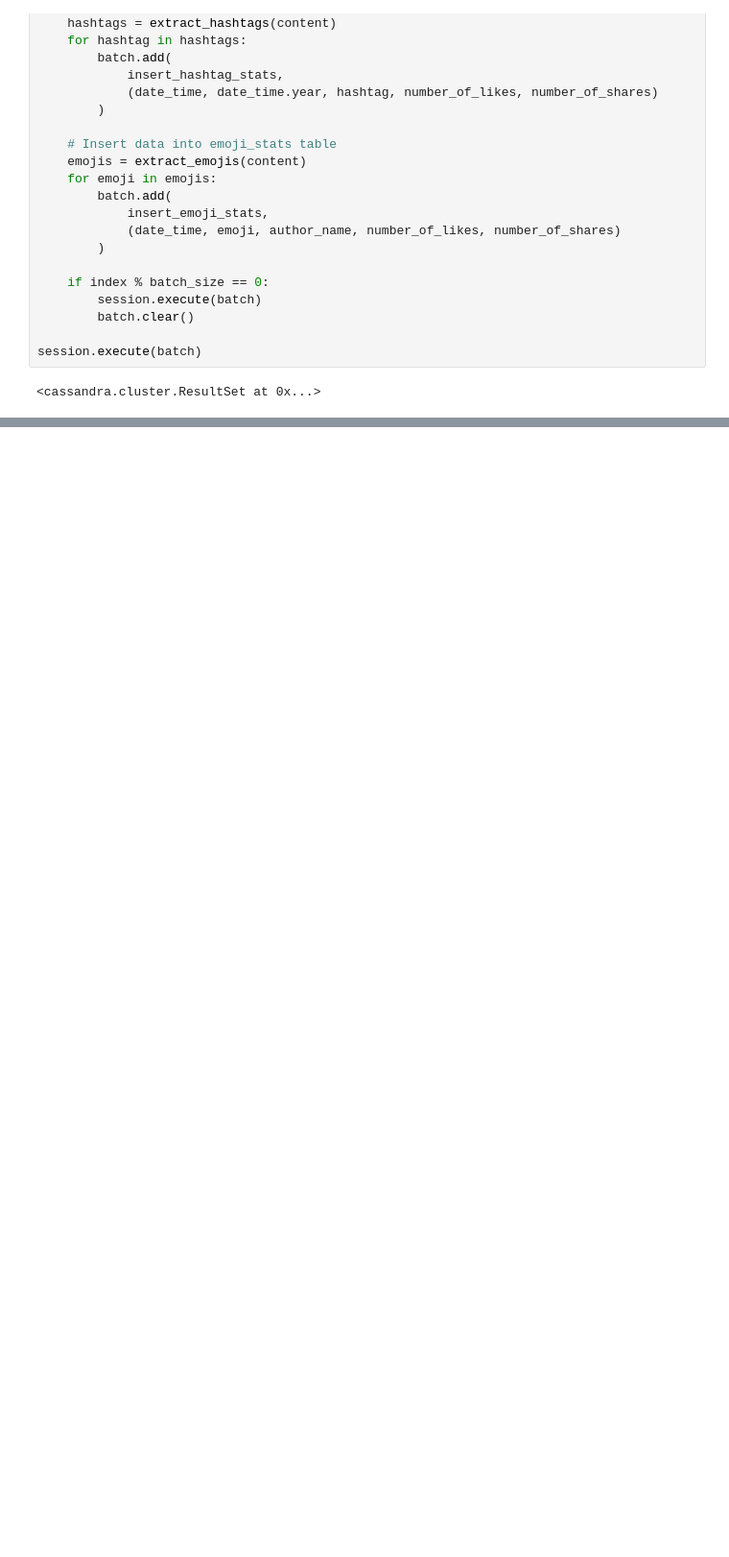
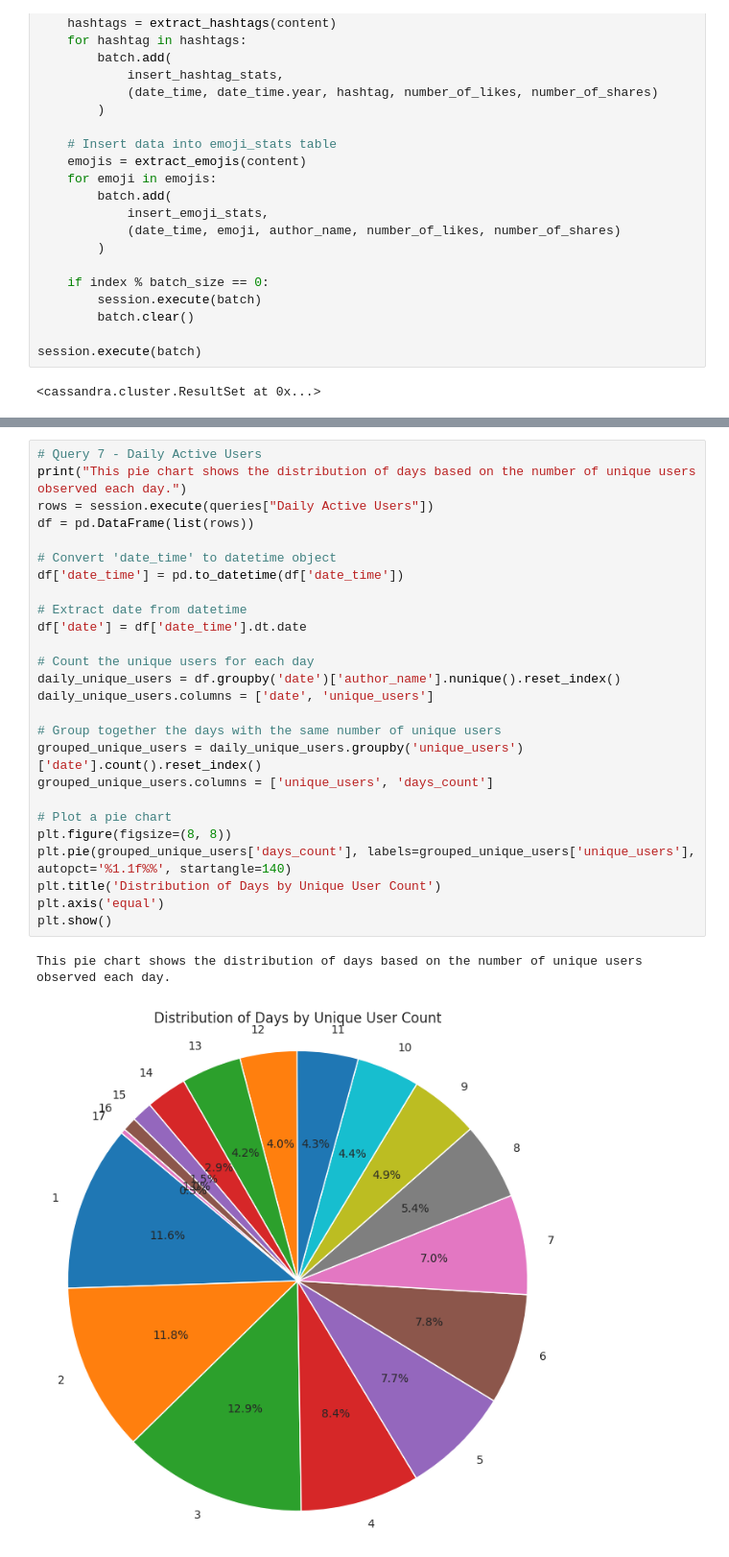
Before and after one commit to voidbar/runi-bigdata-2024, a Jupyter notebook: final/final.ipynb, the cells around one changed output, grey strips where cells are left out. Shown: that part at 96% size. Drawn from its saved outputs; the diff is of its cells as text; blank space fills up the shorter version.

```diff
--- a/final/final.ipynb
+++ b/final/final.ipynb
@@ -535,0 +574,29 @@ InvalidRequest: Error from server: code=2200 [Invalid query] message="Undefined
+# %%
+# Query 7 - Daily Active Users
+print("This pie chart shows the distribution of days based on the number of unique users observed each day.")
+rows = session.execute(queries["Daily Active Users"])
+df = pd.DataFrame(list(rows))
+
+# Convert 'date_time' to datetime object
+df['date_time'] = pd.to_datetime(df['date_time'])
+
+# Extract date from datetime
+df['date'] = df['date_time'].dt.date
+
+# Count the unique users for each day
+daily_unique_users = df.groupby('date')['author_name'].nunique().reset_index()
+daily_unique_users.columns = ['date', 'unique_users']
+
+# Group together the days with the same number of unique users
+grouped_unique_users = daily_unique_users.groupby('unique_users')['date'].count().reset_index()
+grouped_unique_users.columns = ['unique_users', 'days_count']
+
+# Plot a pie chart
+plt.figure(figsize=(8, 8))
+plt.pie(grouped_unique_users['days_count'], labels=grouped_unique_users['unique_users'], autopct='%1.1f%%', startangle=140)
+plt.title('Distribution of Days by Unique User Count')
+plt.axis('equal')
+plt.show()
+# %% [output]
+This pie chart shows the distribution of days based on the number of unique users observed each day.
+[figure, added]
```
Also changed, not shown: parts of 18 cells of this notebook, 1 other file.
